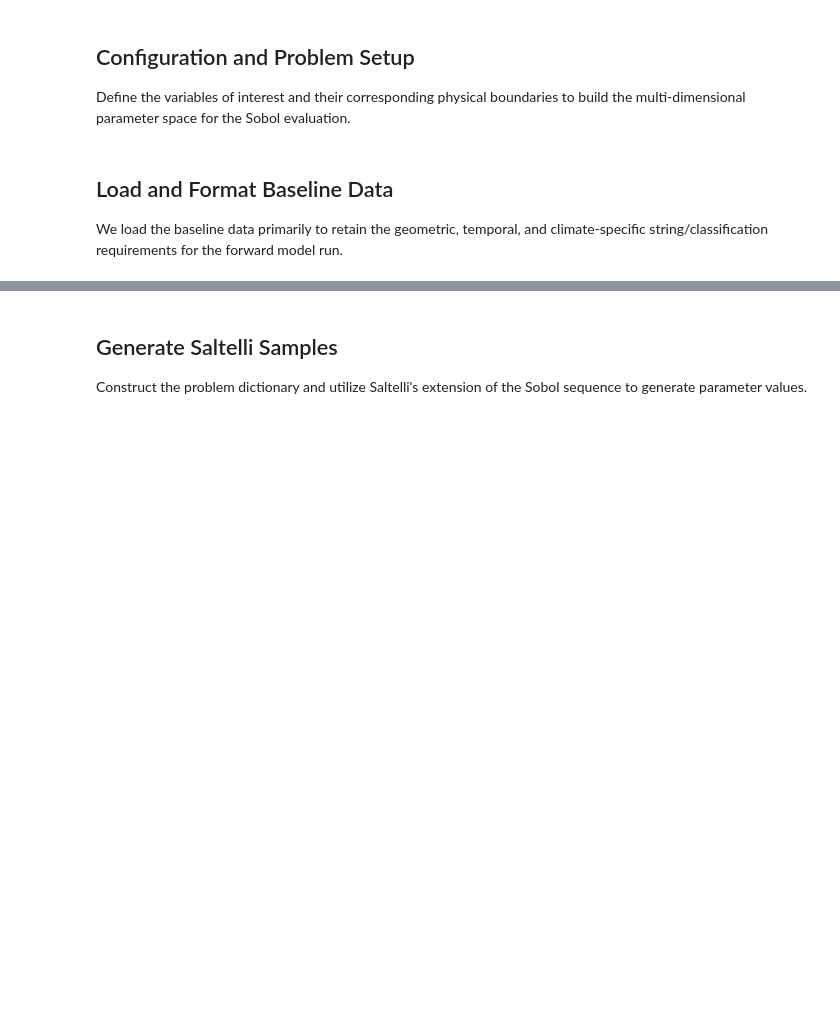
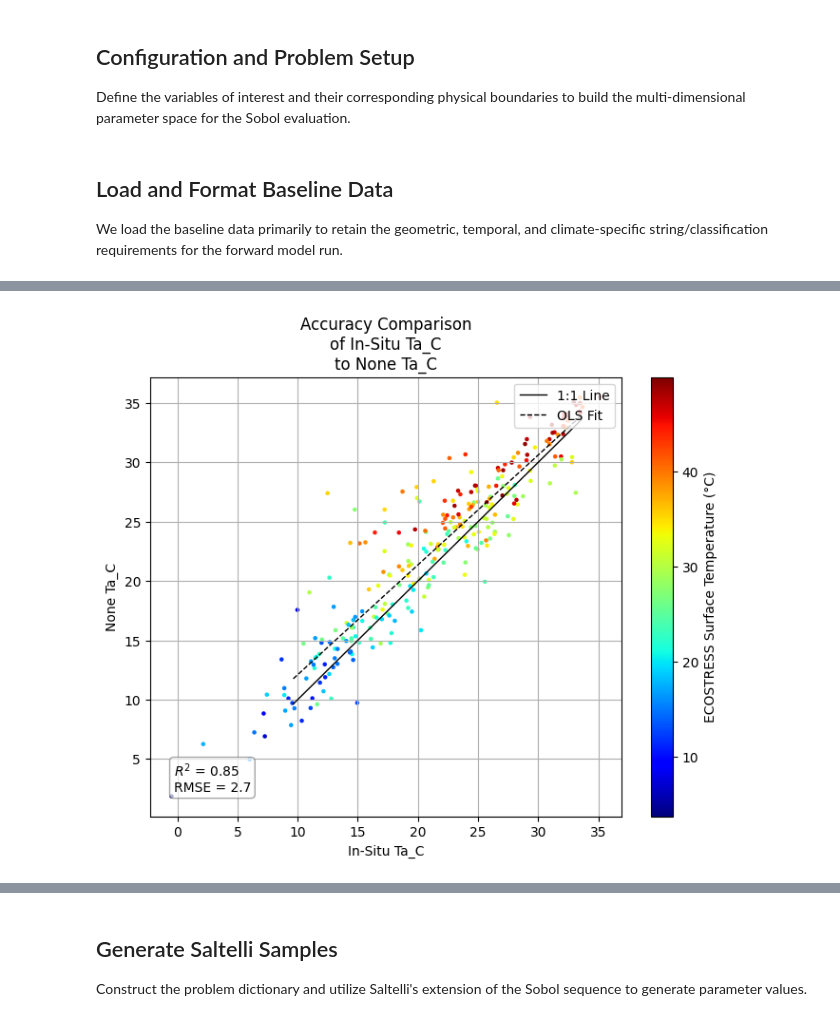
Before and after one commit to gregory-halverson-jpl/JET3, a Jupyter notebook: notebooks/SOBOL.ipynb, the cells around one changed output, grey strips where cells are left out. Drawn from its saved outputs; the diff is of its cells as text; code cells hidden in the pictures; blank space fills up the shorter version.

```diff
--- a/notebooks/SOBOL.ipynb
+++ b/notebooks/SOBOL.ipynb
@@ -64,0 +68,85 @@ input_df = input_df[mask].dropna()
+# %%
+import os
+import numpy as np
+import matplotlib.pyplot as plt
+from sklearn.metrics import r2_score, mean_squared_error
+
+def plot_insitu_accuracy(df, variable_name, color=None, model_name=None, cmap="jet"):
+    """
+    Generates a scatter plot comparing a single in-situ variable to its model equivalent.
+    """
+    try:
+        insitu_variable = f"insitu_{variable_name}"
+        print(f"Analyzing {model_name} accuracy for {variable_name} compared to {insitu_variable}")
+
+        x_variable = insitu_variable
+        y_variable = variable_name
+
+        # Check if required columns exist
+        required_cols = [x_variable, y_variable, 'ST_C']
+        missing_cols = [col for col in required_cols if col not in df.columns]
+        if missing_cols:
+            raise KeyError(f"Missing required columns in dataframe: {missing_cols}")
+
+        # Filter out rows with NaN values in relevant variables
+        valid_data = df[required_cols].dropna()
+
+        if valid_data.empty:
+            print(f"No valid data remaining after dropping NaNs for {variable_name}. Skipping.")
+            return
+
+        # Initialize figure
+        plt.figure(figsize=(8, 6))
+
+        sc = plt.scatter(
+            x=valid_data[x_variable],
+            y=valid_data[y_variable],
+            c=valid_data[color] if color is not None else None,
+            cmap=cmap,
+            s=5
+        )
+
+        # Calculate 5% and 95% tails for x and y variables to set axis limits
+        x_5th, x_95th = np.percentile(valid_data[x_variable], [5, 95])
+        y_5th, y_95th = np.percentile(valid_data[y_variable], [5, 95])
+
+        min_val = min(x_5th, y_5th)
+        max_val = max(x_95th, y_95th)
+
+        # Add 1-to-1 line
+        plt.plot([min_val, max_val], [min_val, max_val], color='black', linestyle='-', linewidth=1, label='1:1 Line')
+
+        # Add OLS regression line
+        coefs = np.polyfit(valid_data[x_variable], valid_data[y_variable], 1)
+        ols_x = np.array([min_val, max_val])
+        ols_y = coefs[0] * ols_x + coefs[1]
+        plt.plot(ols_x, ols_y, color='black', linestyle='--', linewidth=1, label='OLS Fit')
+
+        # Calculate R-squared and RMSE
+        y_true = valid_data[y_variable]
+        y_pred = coefs[0] * valid_data[x_variable] + coefs[1]
+        r2 = r2_score(y_true, y_pred)
+        rmse = np.sqrt(mean_squared_error(y_true, y_pred))
+
+        # Annotate R-squared and RMSE on plot in lower left corner
+        plt.annotate(f"$R^2$ = {r2:.2f}\nRMSE = {rmse:.1f}",
+                    xy=(0.05, 0.05), xycoords='axes fraction',
+                    ha='left', va='bottom',
+                    fontsize=10,
+                    bbox=dict(boxstyle='round', fc='white', ec='gray', alpha=0.7))
+
+        # Formatting
+        plt.grid(True, zorder=0)
+        plt.xlabel(f"In-Situ {variable_name}")
+        plt.ylabel(f"{model_name} {variable_name}")
+        plt.title(f"Accuracy Comparison\nof In-Situ {variable_name}\nto {model_name} {variable_name}")
+        plt.colorbar(sc, label="ECOSTRESS Surface Temperature (°C)")
+        plt.legend(loc='upper right')
+        plt.show()
+        plt.close() # Free memory after displaying
+
+    except Exception as e:
+        print(f"Error processing {insitu_variable}: {e}")
+
+plot_insitu_accuracy(input_df, variable_name="Ta_C", color="ST_C")
+# %% [output]
@@ -64,0 +154 @@ input_df = input_df[mask].dropna()
+[figure, added]
```
Also changed, not shown: parts of 10 cells of this notebook, 12 other files.
